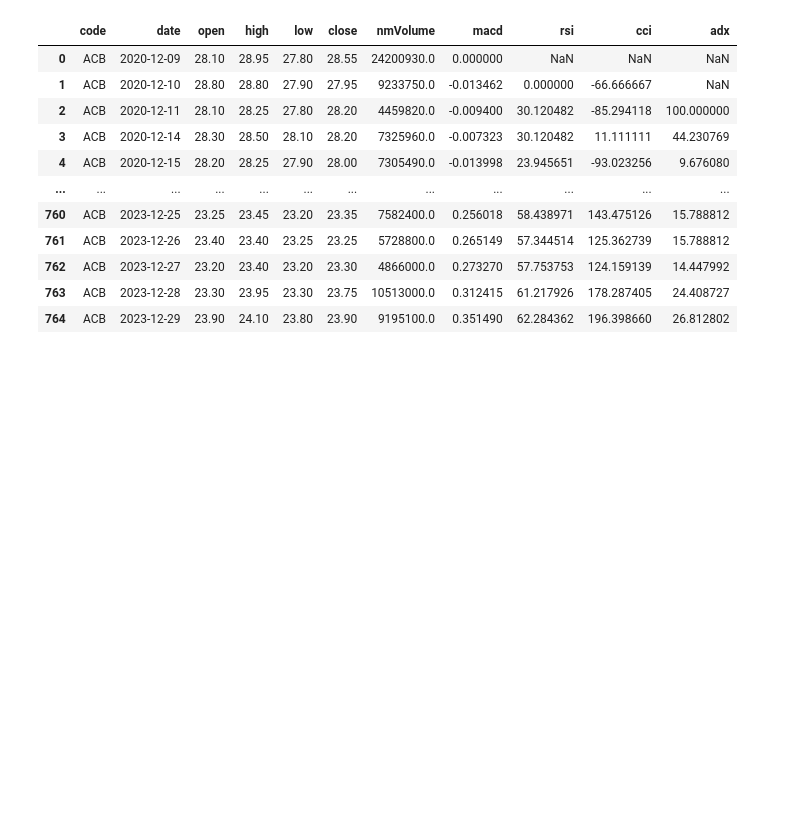
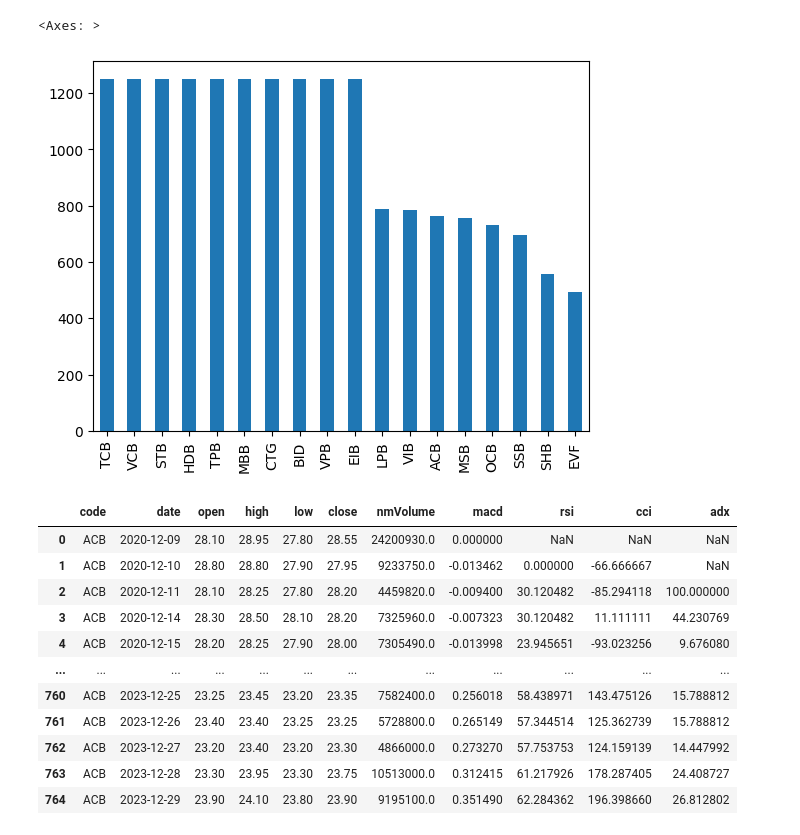
Before and after one commit to CheefNguyen/Stock-market-streaming--model-prediction, a Jupyter notebook: models/back_testing.ipynb, the cells around one changed output. Drawn from its saved outputs; the diff is of its cells as text; code cells hidden in the pictures; blank space fills up the shorter version.

```diff
--- a/models/back_testing.ipynb
+++ b/models/back_testing.ipynb
@@ -36,3 +38,8 @@ df
+# %%
+df['code'].value_counts().plot(kind='bar')
+# %% [output]
+<Axes: >
+[figure, added]
 # %%
 def add_technical_indicators(df):
     # Calculate MACD and MACD Signal
```
Also changed, not shown: parts of 4 cells of this notebook, 10 other files.
